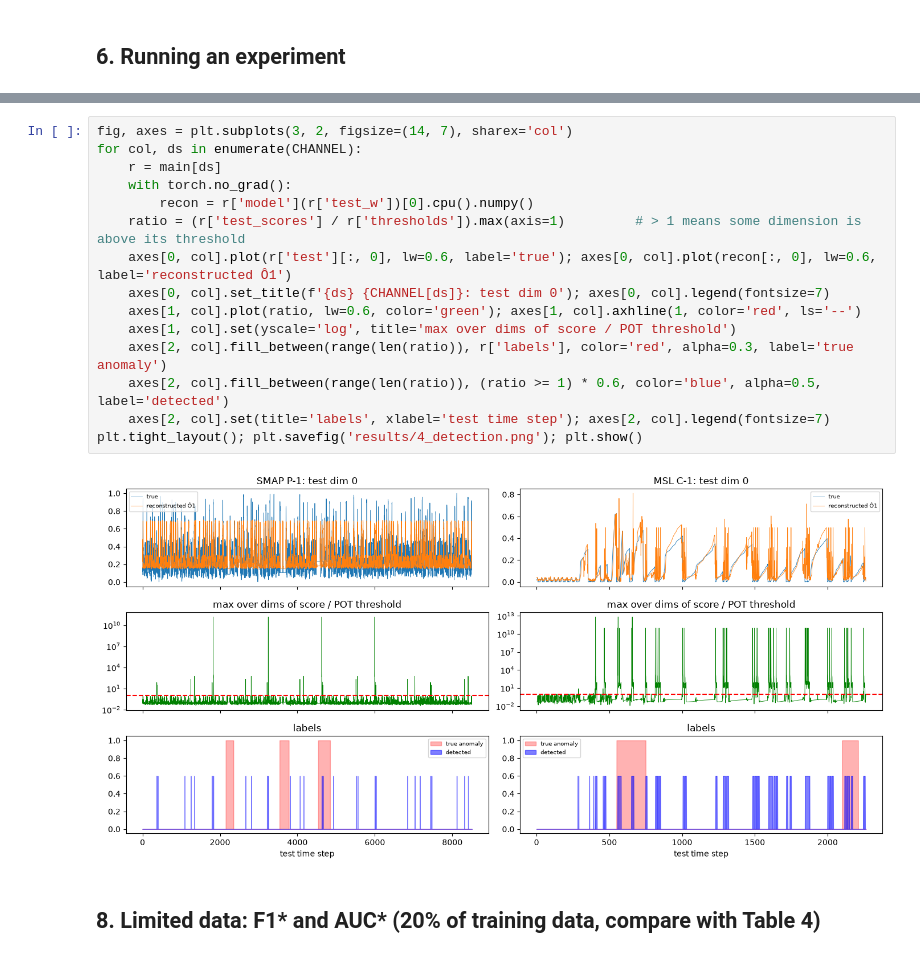
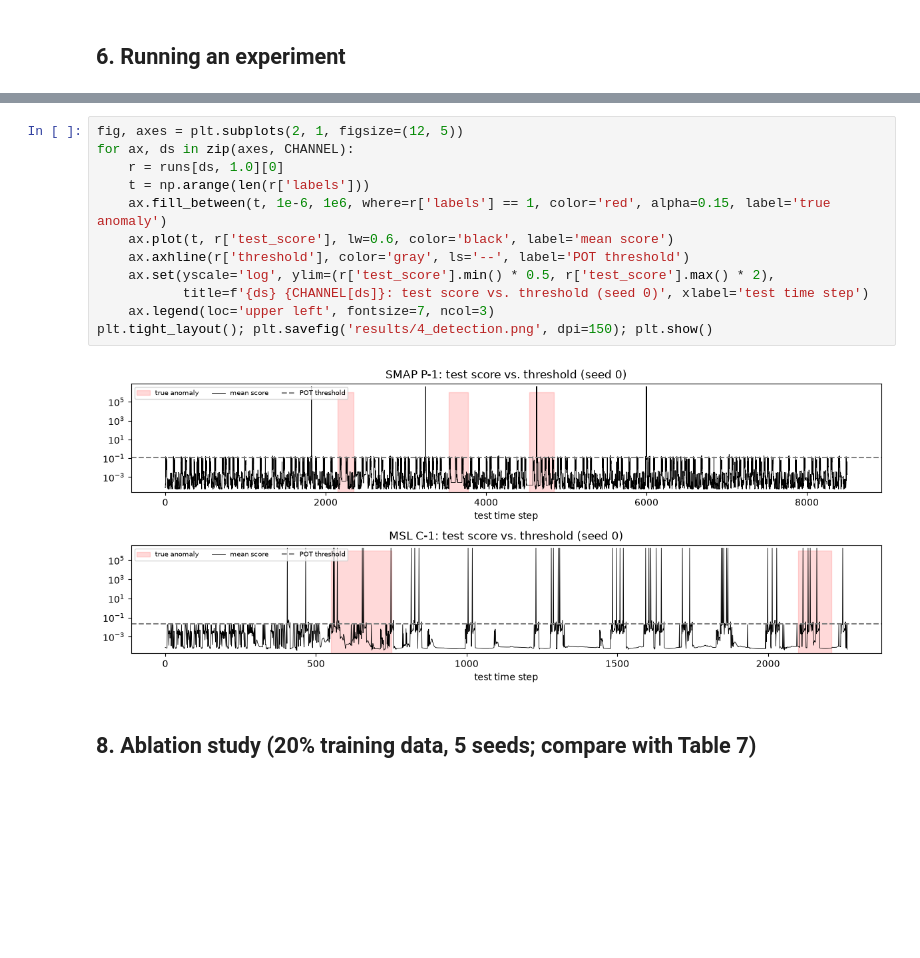
Before and after one commit to Vivek-k7/DTAAD-Anomaly-Detection, a Jupyter notebook: DTAAD.ipynb, the cells around one changed output, grey strips where cells are left out. Saved outputs shown, nothing was run; the diff lists cells and outputs as text; blank space fills up the shorter version.

```diff
--- a/DTAAD.ipynb
+++ b/DTAAD.ipynb
@@ -353,19 +324,16 @@ plt.tight_layout(); plt.savefig('results/3_loss_curves.png'); plt.show()
-# %%
-fig, axes = plt.subplots(3, 2, figsize=(14, 7), sharex='col')
-for col, ds in enumerate(CHANNEL):
-    r = main[ds]
-    with torch.no_grad():
-        recon = r['model'](r['test_w'])[0].cpu().numpy()
-    ratio = (r['test_scores'] / r['thresholds']).max(axis=1)         # > 1 means some dimension is above its threshold
-    axes[0, col].plot(r['test'][:, 0], lw=0.6, label='true'); axes[0, col].plot(recon[:, 0], lw=0.6, label='reconstructed Ô1')
-    axes[0, col].set_title(f'{ds} {CHANNEL[ds]}: test dim 0'); axes[0, col].legend(fontsize=7)
-    axes[1, col].plot(ratio, lw=0.6, color='green'); axes[1, col].axhline(1, color='red', ls='--')
-    axes[1, col].set(yscale='log', title='max over dims of score / POT threshold')
-    axes[2, col].fill_between(range(len(ratio)), r['labels'], color='red', alpha=0.3, label='true anomaly')
-    axes[2, col].fill_between(range(len(ratio)), (ratio >= 1) * 0.6, color='blue', alpha=0.5, label='detected')
-    axes[2, col].set(title='labels', xlabel='test time step'); axes[2, col].legend(fontsize=7)
-plt.tight_layout(); plt.savefig('results/4_detection.png'); plt.show()
-# %% [output]
-[figure, removed]
+# %%
+fig, axes = plt.subplots(2, 1, figsize=(12, 5))
+for ax, ds in zip(axes, CHANNEL):
+    r = runs[ds, 1.0][0]
+    t = np.arange(len(r['labels']))
+    ax.fill_between(t, 1e-6, 1e6, where=r['labels'] == 1, color='red', alpha=0.15, label='true anomaly')
+    ax.plot(t, r['test_score'], lw=0.6, color='black', label='mean score')
+    ax.axhline(r['threshold'], color='gray', ls='--', label='POT threshold')
+    ax.set(yscale='log', ylim=(r['test_score'].min() * 0.5, r['test_score'].max() * 2),
+           title=f'{ds} {CHANNEL[ds]}: test score vs. threshold (seed 0)', xlabel='test time step')
+    ax.legend(loc='upper left', fontsize=7, ncol=3)
+plt.tight_layout(); plt.savefig('results/4_detection.png', dpi=150); plt.show()
+# %% [output]
+[figure, added]
 # %% [markdown]
-## 8. Limited data: F1\* and AUC\* (20% of training data, compare with Table 4)
+## 8. Ablation study (20% training data, 5 seeds; compare with Table 7)
```
Also changed, not shown: parts of 26 cells of this notebook.
